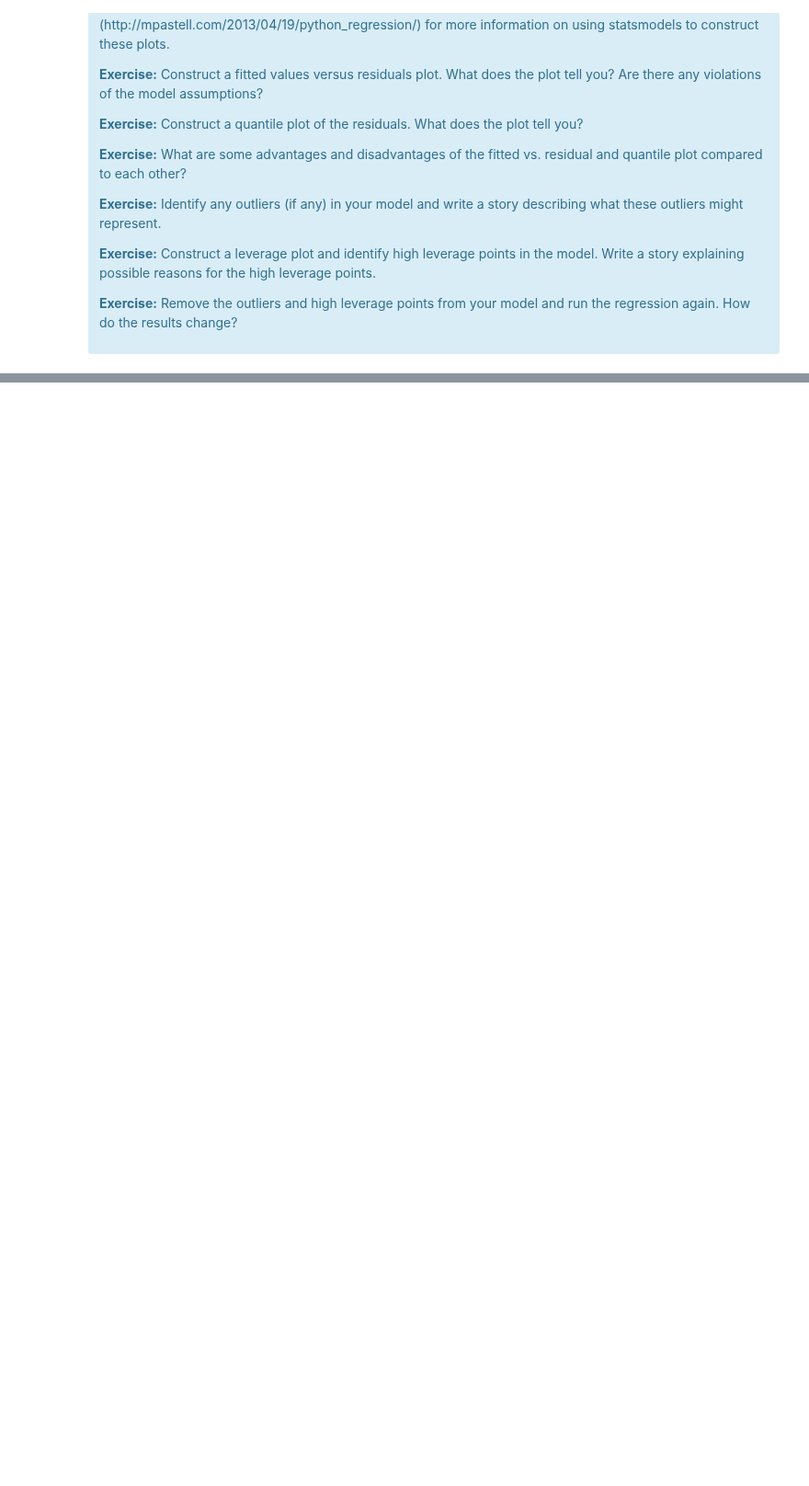
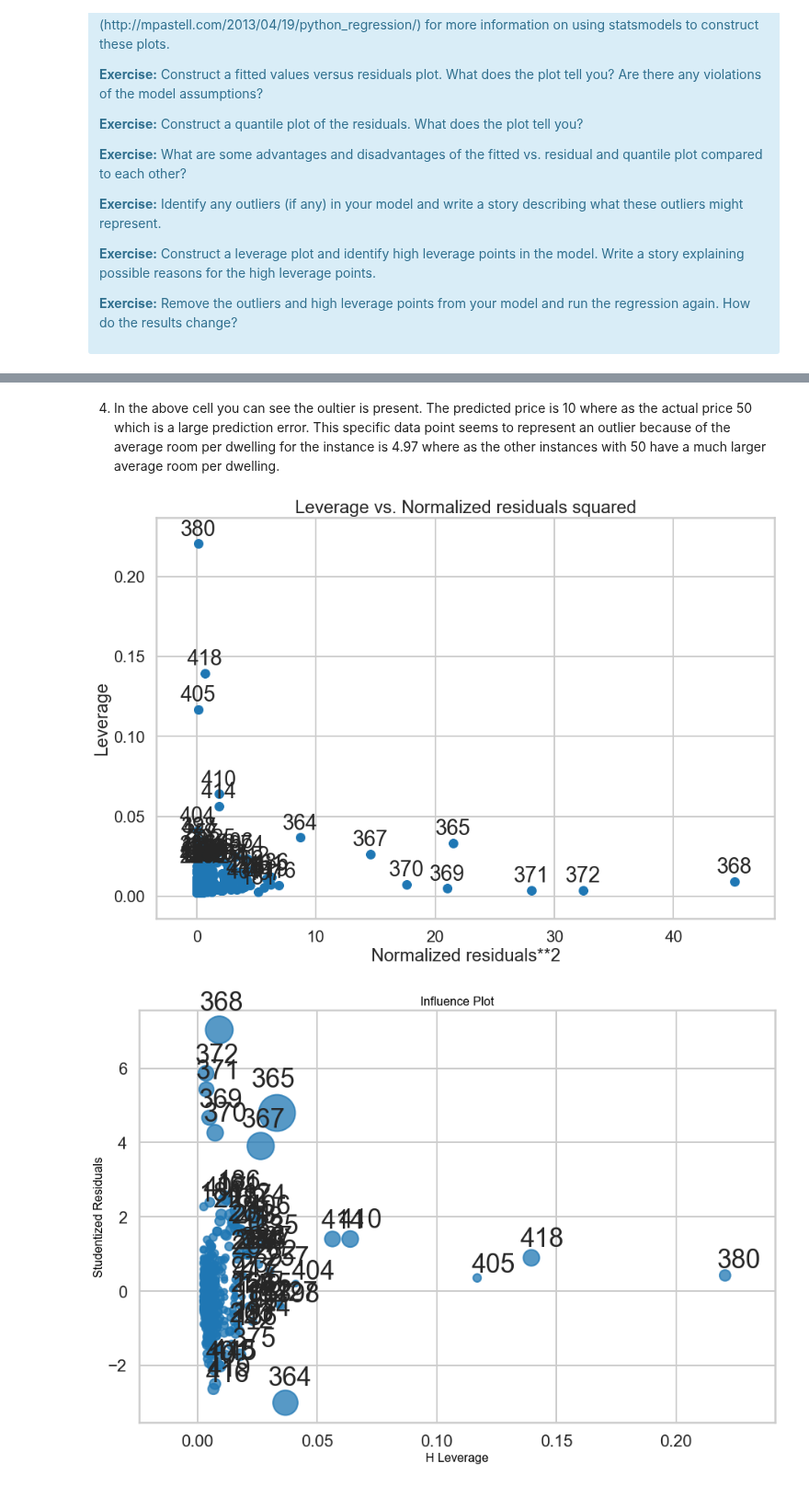
Before and after one commit to hershcode/mec-mini-projects, a Jupyter notebook: mec-11.4.1-linear-regression-mini-project/Mini_Project_Linear_Regression.ipynb, the cells around one changed output, grey strips where cells are left out. Shown at 92% size. Cells and saved outputs as stored; diff of their text form; code cells hidden in the pictures; blank space fills up the shorter version.

```diff
--- a/mec-11.4.1-linear-regression-mini-project/Mini_Project_Linear_Regression.ipynb
+++ b/mec-11.4.1-linear-regression-mini-project/Mini_Project_Linear_Regression.ipynb
@@ -861,0 +944,12 @@ There are some other issues that are important investigate with linear regressio
+# %% [markdown]
+4. In the above cell you can see the oultier is present. The predicted price is 10 where as the actual price 50 which is a large prediction error. This specific data point seems to represent an outlier because of the average room per dwelling for the instance is 4.97 where as the other instances with 50 have a much larger average room per dwelling.
+# %%
+from statsmodels.graphics.regressionplots import *
+
+with plt.rc_context():
+    plt.rc("figure", figsize=(15, 10))
+    f1 = plot_leverage_resid2(m)
+    f2 = influence_plot(m)
+# %% [output]
+[figure, added]
+[figure, added]
```
Also changed, not shown: parts of 16 cells of this notebook.
